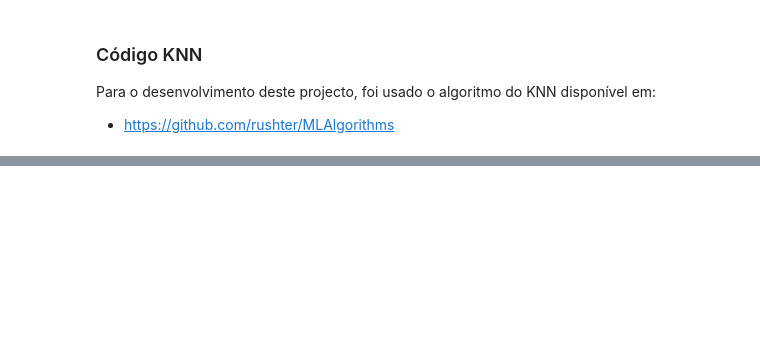
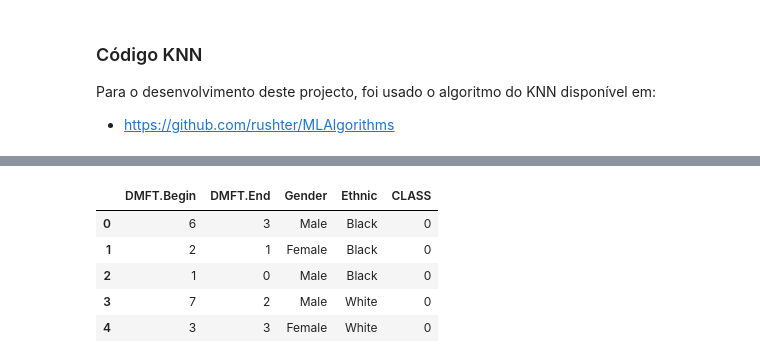
Before and after one commit to joaoagraposo/MLI-Practical-Assignment, a Jupyter notebook: Trabalho.ipynb, the cells around one changed output, grey strips where cells are left out. Drawn from its saved outputs; the diff is of its cells as text; code cells hidden in the pictures; blank space fills up the shorter version.

```diff
--- a/Trabalho.ipynb
+++ b/Trabalho.ipynb
@@ -54,0 +310,9 @@ Para o desenvolvimento deste projecto, foi usado o algoritmo do KNN disponível
+# %%
+df_dmtf.head()
+# %% [output]
+|  | DMFT.Begin | DMFT.End | Gender | Ethnic | CLASS |
+| 0 | 6 | 3 | Male | Black | 0 |
+| 1 | 2 | 1 | Female | Black | 0 |
+| 2 | 1 | 0 | Male | Black | 0 |
+| 3 | 7 | 2 | Male | White | 0 |
+| 4 | 3 | 3 | Female | White | 0 |
```
Also changed, not shown: parts of 33 cells of this notebook.
